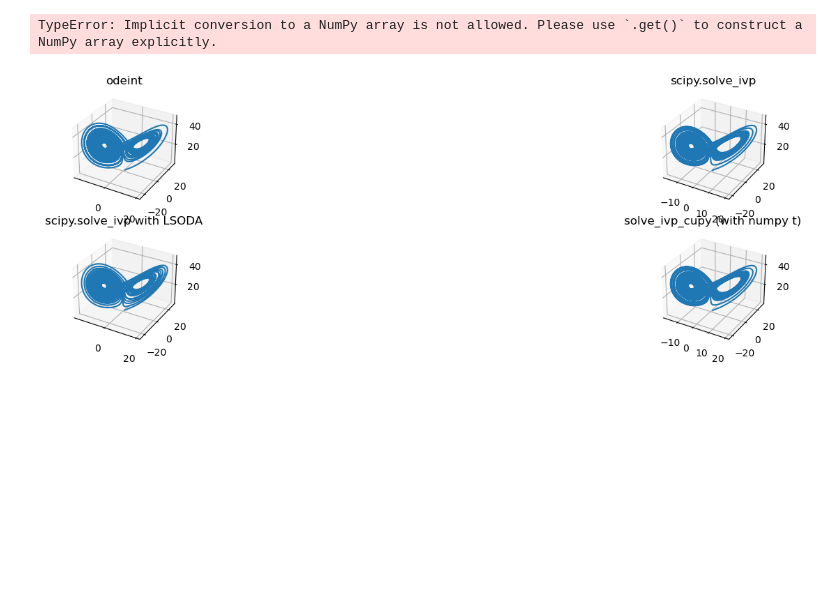
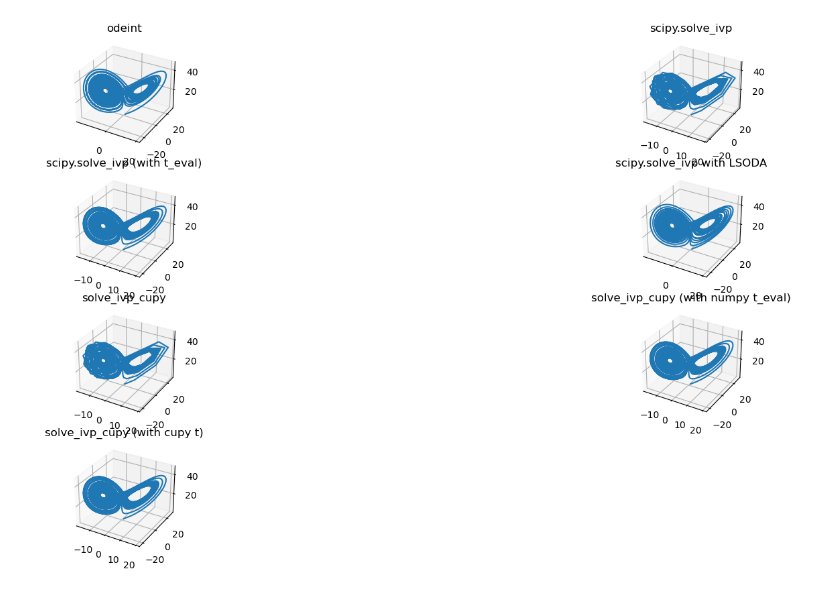
Before and after one commit to sogko/JClib, a Jupyter notebook: scipy_cupy_port_test.ipynb, the cells around one changed output. Cells and saved outputs as stored; diff of their text form; code cells hidden in the pictures; blank space fills up the shorter version.

```diff
--- a/scipy_cupy_port_test.ipynb
+++ b/scipy_cupy_port_test.ipynb
@@ -8,8 +8,8 @@ import time
 from scipy.integrate import odeint, solve_ivp
 from scipy.integrate._ivp.ivp import OdeResult
 
-from ivp import solve_ivp as solve_ivp_cupy
-from ivp.ivp import OdeResult as OdeResultCupyCustom
+from scipy_cupy.ivp import solve_ivp as solve_ivp_cupy
+from scipy_cupy.ivp.ivp import OdeResult as OdeResultCupyCustom
 
 # init plotter and helper runner func
 fig = plt.figure(figsize=(20, 10))
@@ -66,8 +66,10 @@ t = np.arange(0.0, 40.0, 0.01) # numpy t
 t_cupy = cu.arange(0.0, 40.0, 0.01) # cupy t
 
 run_and_plot("odeint", lambda: odeint(lorenz, y0, t, p, tfirst=True))
-run_and_plot("scipy.solve_ivp", lambda: solve_ivp(lorenz, t_span, y0, args=p, t_eval=t))
+run_and_plot("scipy.solve_ivp", lambda: solve_ivp(lorenz, t_span, y0, args=p))
+run_and_plot("scipy.solve_ivp (with t_eval)", lambda: solve_ivp(lorenz, t_span, y0, args=p, t_eval=t))
 run_and_plot("scipy.solve_ivp with LSODA", lambda:solve_ivp(lorenz, t_span, y0, args=p, t_eval=t, method='LSODA'))
-run_and_plot("solve_ivp_cupy (with numpy t)", lambda: solve_ivp_cupy(lorenz, t_span, y0, args=p, t_eval=t))
-# run_and_plot("solve_ivp_cupy (with cupy t)", lambda: solve_ivp_cupy(lorenz, t_span, y0, args=p, t_eval=t_cupy))
+run_and_plot("solve_ivp_cupy", lambda: solve_ivp_cupy(lorenz, t_span, y0, args=p))
+run_and_plot("solve_ivp_cupy (with numpy t_eval)", lambda: solve_ivp_cupy(lorenz, t_span, y0, args=p, t_eval=t))
+run_and_plot("solve_ivp_cupy (with cupy t)", lambda: solve_ivp_cupy(lorenz, t_span, y0, args=p, t_eval=t_cupy))
 # %% [output]
@@ -78,2 +83 @@ solve_ivp_cupy (with numpy t) took 0.05001235008239746s
-TypeError: Implicit conversion to a NumPy array is not allowed. Please use `.get()` to construct a NumPy array explicitly.
-[figure, old version]
+[figure, new version]
```
Also changed, not shown: parts of 1 cell of this notebook, 10 other files.
